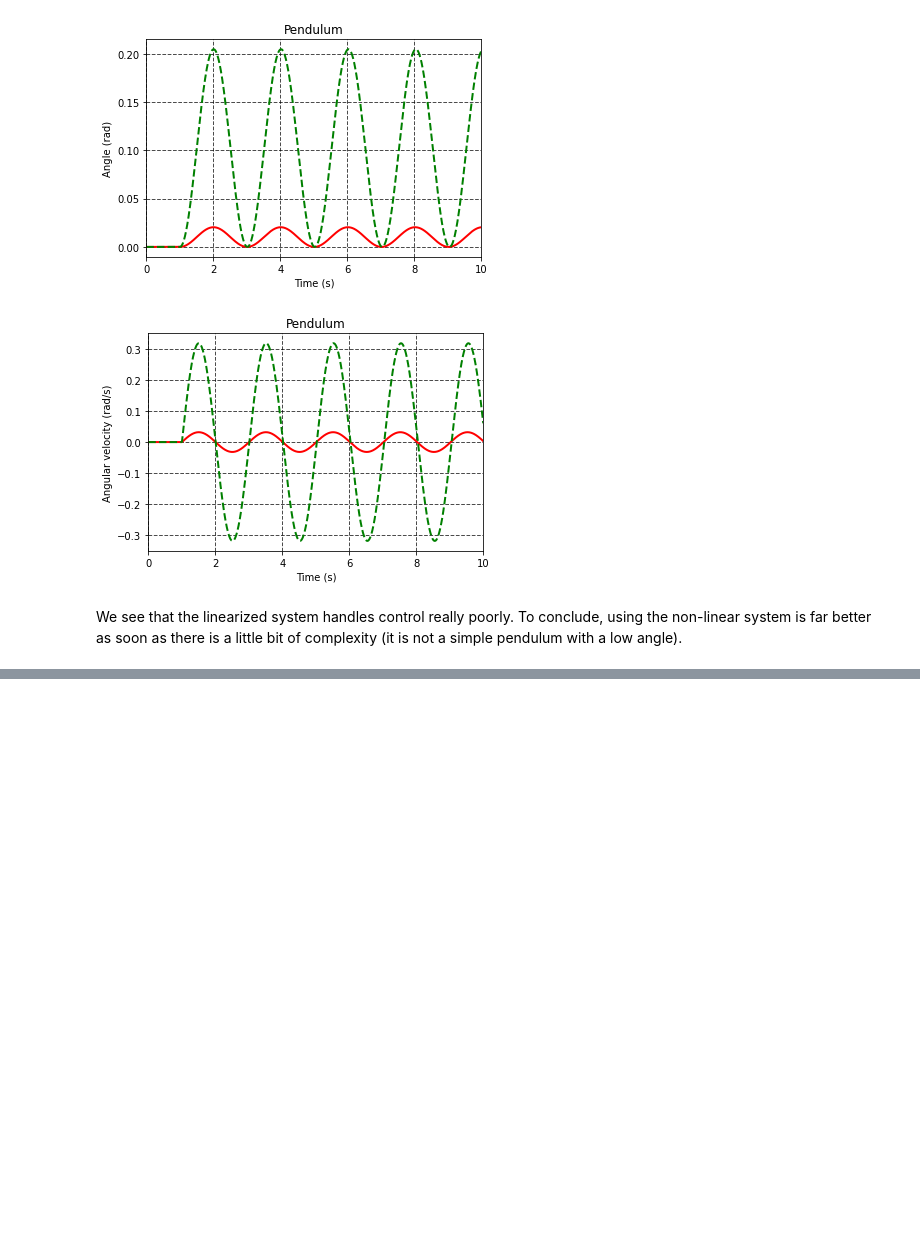
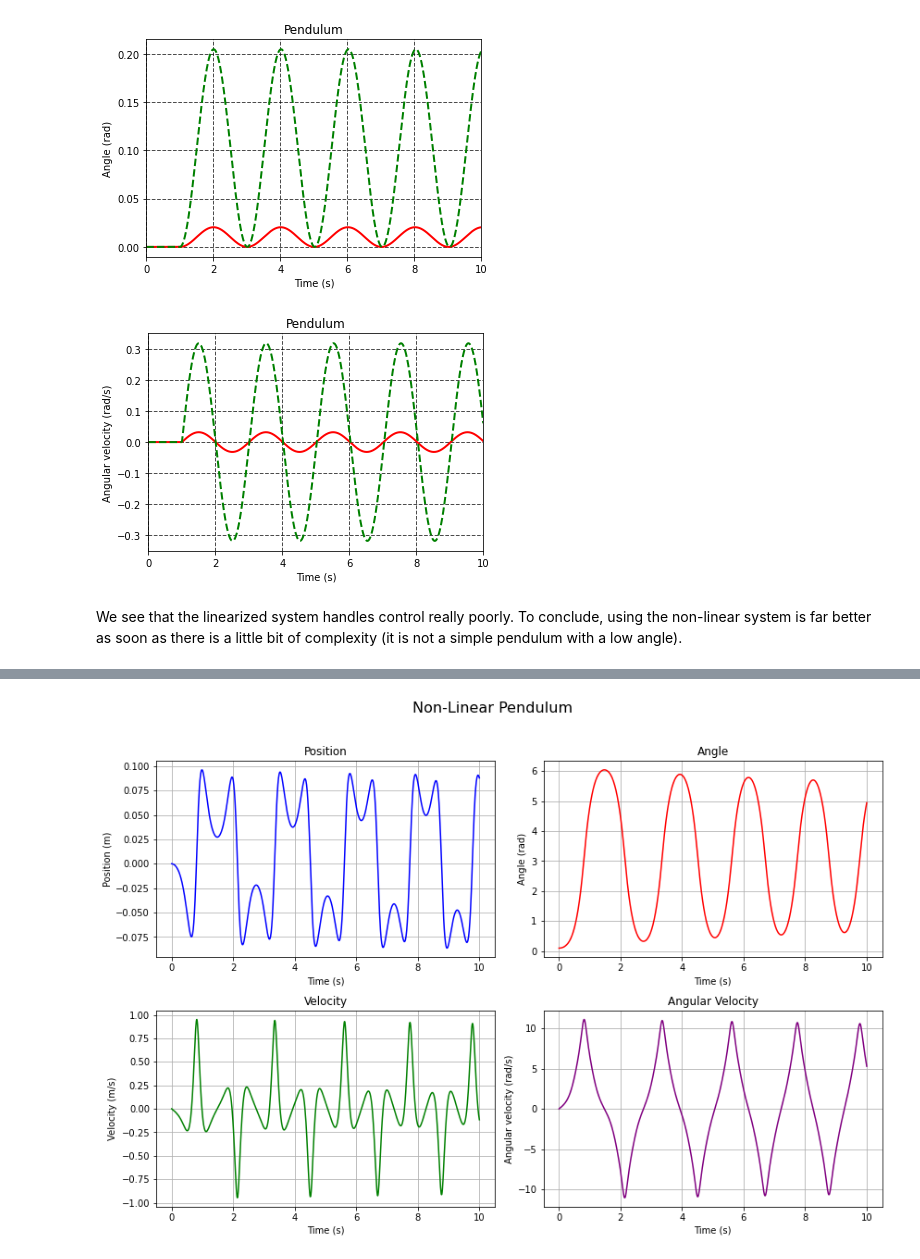
Before and after one commit to jomsc/aut202-ensta, a Jupyter notebook: APM_4AUT2_TA_TP1.ipynb, the cells around one changed output, grey strips where cells are left out. Cells and saved outputs as stored; diff of their text form; code cells hidden in the pictures; blank space fills up the shorter version.

Commit message:
Exo4 mais Linear marche pas

```diff
--- a/APM_4AUT2_TA_TP1.ipynb
+++ b/APM_4AUT2_TA_TP1.ipynb
@@ -711,0 +778,80 @@ or, alternatively, check the following tutorial https://ctms.engin.umich.edu/CTM
+# %%
+# Create a figure with 4 subplots (2 rows × 2 columns)
+fig, axs = plt.subplots(2, 2, figsize=(12, 8))  # axs is a 2x2 array of axes
+
+# General title for the entire figure
+fig.suptitle('Non-Linear Pendulum', fontsize=16, y=1.02)
+
+# Plot data on each subplot and add titles
+# Subplot 1 (Top-left)
+axs[0, 0].plot(T, y1[:,0], color='blue')
+axs[0, 0].set_title('Position')
+axs[0, 0].set_xlabel('Time (s)')
+axs[0, 0].set_ylabel('Position (m)')
+axs[0, 0].grid(True)
+
+# Subplot 2 (Top-right)
+axs[0, 1].plot(T, y1[:,1], color='red')
+axs[0, 1].set_title('Angle')
+axs[0, 1].set_xlabel('Time (s)')
+axs[0, 1].set_ylabel('Angle (rad)')
+axs[0, 1].grid(True)
+
+# Subplot 3 (Bottom-left)
+axs[1, 0].plot(T, y1[:,2], color='green')
+axs[1, 0].set_title('Velocity')
+axs[1, 0].set_xlabel('Time (s)')
+axs[1, 0].set_ylabel('Velocity (m/s)')
+axs[1, 0].grid(True)
+
+# Subplot 4 (Bottom-right)
+axs[1, 1].plot(T, y1[:,3], color='purple')
+axs[1, 1].set_title('Angular Velocity')
+axs[1, 1].set_xlabel('Time (s)')
+axs[1, 1].set_ylabel('Angular velocity (rad/s)')
+axs[1, 1].grid(True)
+
+# Adjust layout to prevent overlapping
+plt.tight_layout()
+plt.show()
+
+# Create a figure with 4 subplots (2 rows × 2 columns)
+fig2, axs2 = plt.subplots(2, 2, figsize=(12, 8))  # axs is a 2x2 array of axes
+
+# General title for the entire figure
+fig2.suptitle('Linear Pendulum', fontsize=16, y=1.02)
+
+# Plot data on each subplot and add titles
+# Subplot 1 (Top-left)
+axs2[0, 0].plot(T, y[0,:], color='blue')
+axs2[0, 0].set_title('Position')
+axs2[0, 0].set_xlabel('Time (s)')
+axs2[0, 0].set_ylabel('Position (m)')
+axs2[0, 0].grid(True)
+
+# Subplot 2 (Top-right)
+axs2[0, 1].plot(T, y[1,:], color='red')
+axs2[0, 1].set_title('Angle')
+axs2[0, 1].set_xlabel('Time (s)')
+axs2[0, 1].set_ylabel('Angle (rad)')
+axs2[0, 1].grid(True)
+
+# Subplot 3 (Bottom-left)
+axs2[1, 0].plot(T, y[2,:], color='green')
+axs2[1, 0].set_title('Velocity')
+axs2[1, 0].set_xlabel('Time (s)')
+axs2[1, 0].set_ylabel('Velocity (m/s)')
+axs2[1, 0].grid(True)
+
+# Subplot 4 (Bottom-right)
+axs2[1, 1].plot(T, y[3,:], color='purple')
+axs2[1, 1].set_title('Angular Velocity')
+axs2[1, 1].set_xlabel('Time (s)')
+axs2[1, 1].set_ylabel('Angular velocity (rad/s)')
+axs2[1, 1].grid(True)
+
+# Adjust layout to prevent overlapping
+plt.tight_layout()
+plt.show()
+# %% [output]
+[figure, added]
```
Also changed, not shown: parts of 6 cells of this notebook.
